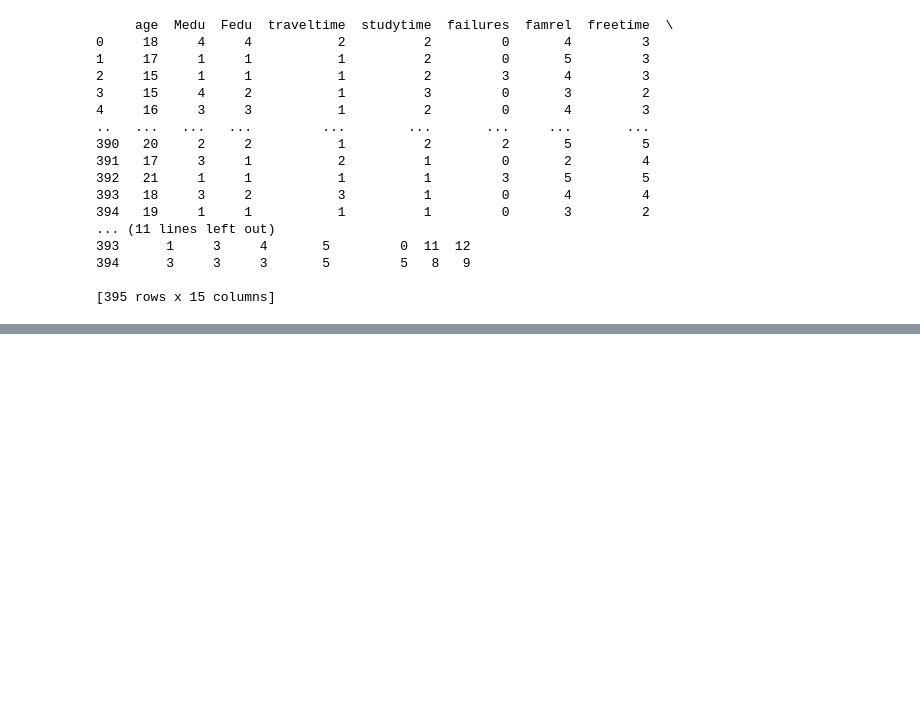
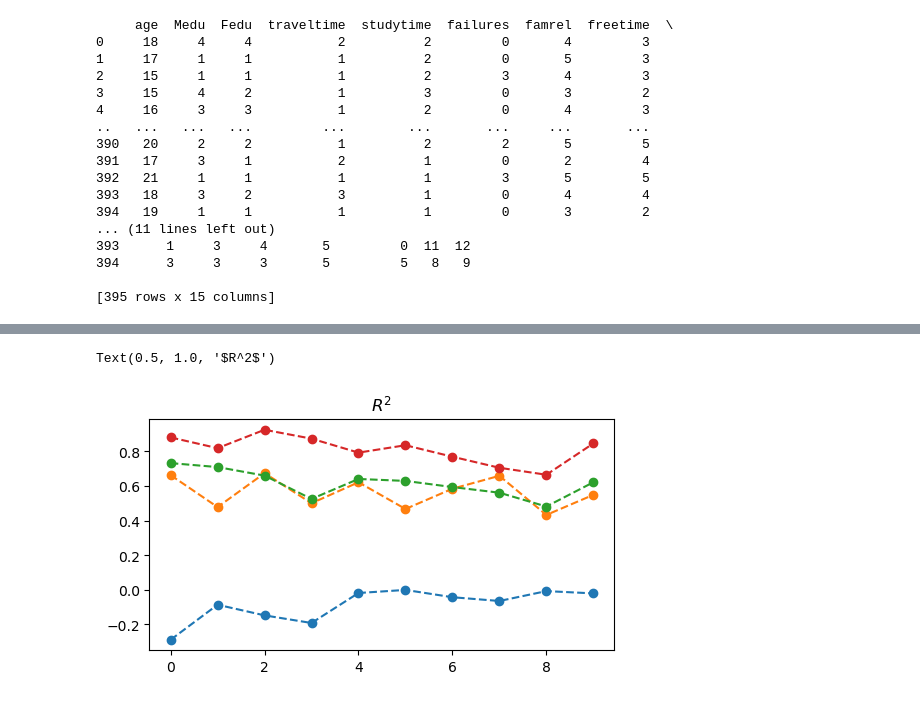
Before and after one commit to ritikb96/MLWPY, a Jupyter notebook: 6_EvaluatingRegressors.ipynb, the cells around one changed output, grey strips where cells are left out. Saved outputs shown, nothing was run; the diff lists cells and outputs as text; code cells hidden in the pictures; blank space fills up the shorter version.

```diff
--- a/6_EvaluatingRegressors.ipynb
+++ b/6_EvaluatingRegressors.ipynb
@@ -458,0 +470,11 @@ for mod_name, model in regressors.items():
+# %%
+fig, ax = plt.subplots(1,1,figsize = (6,3))
+for mod_name, model in regressors.items():
+    cv_score = skms.cross_val_score(model, student_ftrs, student_tgt, cv = 10)
+    my_lbl = "{:12s}  {:.3f} {:.2f}".format(mod_name, cv_results.mean(), cv_results.std())
+    ax.plot(cv_score,'o--',label = my_lbl)
+
+ax.set_title("$R^2$")
+# %% [output]
+Text(0.5, 1.0, '$R^2$')
+[figure, added]
```
Also changed, not shown: parts of 11 cells of this notebook.
